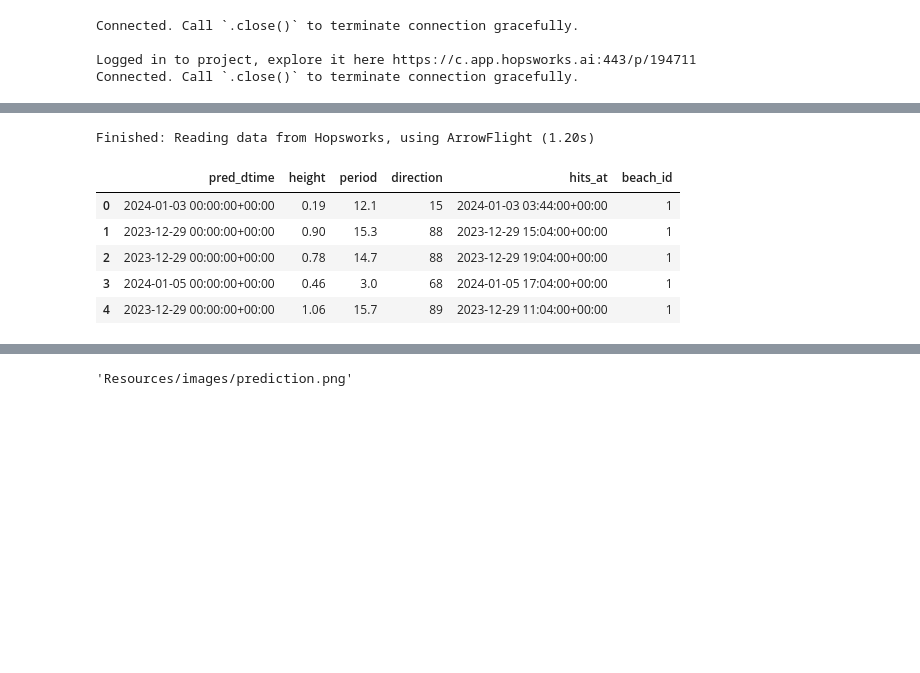
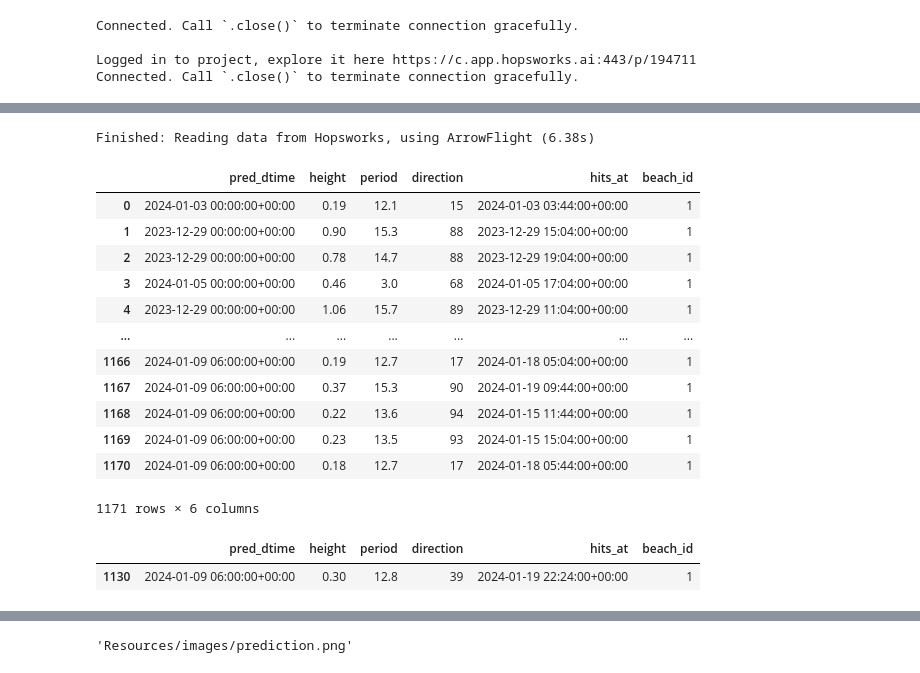
Before and after one commit to MischaRauch/wave_height_prediction_huntington, a Jupyter notebook: wave-feature-daily-pipeline/wave-feature-daily-pipeline.ipynb, the cells around one changed output, grey strips where cells are left out. Saved outputs shown, nothing was run; the diff lists cells and outputs as text; code cells hidden in the pictures; blank space fills up the shorter version.

```diff
--- a/wave-feature-daily-pipeline/wave-feature-daily-pipeline.ipynb
+++ b/wave-feature-daily-pipeline/wave-feature-daily-pipeline.ipynb
@@ -73,5 +73,5 @@ pred_hour
 # %%
-hours = 200 # number of sweel predictions we save
+hours = 6 # number of sweel predictions we save
 secondary_columns=[]
 for i in range(1,hours):
     j=i*2
@@ -179,17 +179,17 @@ primary_columns=['pred_dtime', 'hour', 'pred_day', 'pred_hour', 'height1', 'peri
          'period2', 'direction2', 'height3', 'period3', 'direction3']
 
 # changed angels to valid swell from around 10 - 65 degrees
+# after speaking with supervisor this seemed to be wrong and was changed to 360°-130°
 def is_valid_swell_direction(direction):
-    if int(direction) > 66 or int(direction) < 9:
-        return False
-    return True
+    direction = int(direction)
+    return 130 < direction <= 360 or direction == 0
 
 def best_height(row):
     best_secondary=2
     # Check which is best secondary swell - swell 2 or swell 3?
     if row['direction3'] != None:
         if is_valid_swell_direction(row['direction3']):
-            if is_valid_swell_direction(row['direction2']) == False :
+            if is_valid_swell_direction(row['direction2']) == False:
                 best_secondary=3
     best_direction = "direction" + str(best_secondary)
     best=1
@@ -207,7 +207,7 @@ def best_height(row):
 # feature engineering - estimate the time at which the swell arrives at Lahinch from buoy
 def estimate_hits_at(row):
     # baseline estimate
-    hits_at = row['pred_dtime'] + row['hour_offset'] + timedelta(hours=0.4)
+    hits_at = row['pred_dtime'] + row['hour_offset'] + timedelta(hours=0.333)
     return pd.Series([hits_at])
 
 
@@ -220,7 +220,7 @@ df = pd.DataFrame(res, columns=primary_columns)
 df['pred_dtime'] = pd.to_datetime(df['pred_dtime'], format='%Y%m%d')
 
 # Generate the timedelta series (40 minutes for each row)
-time_offsets = pd.Series([timedelta(minutes=40) * i for i in range(len(df))])
+time_offsets = pd.Series([timedelta(minutes=20) * i for i in range(len(df))])
 
 # Create the cumulative sum of time offsets
 #cumulative_time_offsets = time_offsets.cumsum()
@@ -308,4 +308,4 @@ swells_fg = fs.get_or_create_feature_group(name="buoy_swells_huntington",
                 online_enabled=True,
                 statistics_config={"enabled": True, "histograms": True, "correlations": True}
                 )
-#swells_fg.insert(df)
+swells_fg.insert(df)
@@ -354,15 +360,27 @@ class LinReg(LinearRegression):
         return arr
 # %%
 df = swells_fg.read()
-df.head()
+df
 # %% [output]
-Finished: Reading data from Hopsworks, using ArrowFlight (1.20s)
+Finished: Reading data from Hopsworks, using ArrowFlight (6.38s)
 |  | pred_dtime | height | period | direction | hits_at | beach_id |
 | 0 | 2024-01-03 00:00:00+00:00 | 0.19 | 12.1 | 15 | 2024-01-03 03:44:00+00:00 | 1 |
 | 1 | 2023-12-29 00:00:00+00:00 | 0.90 | 15.3 | 88 | 2023-12-29 15:04:00+00:00 | 1 |
 | 2 | 2023-12-29 00:00:00+00:00 | 0.78 | 14.7 | 88 | 2023-12-29 19:04:00+00:00 | 1 |
 | 3 | 2024-01-05 00:00:00+00:00 | 0.46 | 3.0 | 68 | 2024-01-05 17:04:00+00:00 | 1 |
 | 4 | 2023-12-29 00:00:00+00:00 | 1.06 | 15.7 | 89 | 2023-12-29 11:04:00+00:00 | 1 |
+| ... | ... | ... | ... | ... | ... | ... |
+| 1166 | 2024-01-09 06:00:00+00:00 | 0.19 | 12.7 | 17 | 2024-01-18 05:04:00+00:00 | 1 |
+| 1167 | 2024-01-09 06:00:00+00:00 | 0.37 | 15.3 | 90 | 2024-01-19 09:44:00+00:00 | 1 |
+| 1168 | 2024-01-09 06:00:00+00:00 | 0.22 | 13.6 | 94 | 2024-01-15 11:44:00+00:00 | 1 |
+| 1169 | 2024-01-09 06:00:00+00:00 | 0.23 | 13.5 | 93 | 2024-01-15 15:04:00+00:00 | 1 |
+| 1170 | 2024-01-09 06:00:00+00:00 | 0.18 | 12.7 | 17 | 2024-01-18 05:44:00+00:00 | 1 |
+1171 rows × 6 columns
+# %%
+df.sort_values(by='hits_at',ascending=False).head(1)
+# %% [output]
+|  | pred_dtime | height | period | direction | hits_at | beach_id |
+| 1130 | 2024-01-09 06:00:00+00:00 | 0.30 | 12.8 | 39 | 2024-01-19 22:24:00+00:00 | 1 |
 # %%
 import joblib
 
```
Also changed, not shown: parts of 11 cells of this notebook, 2 other files.
